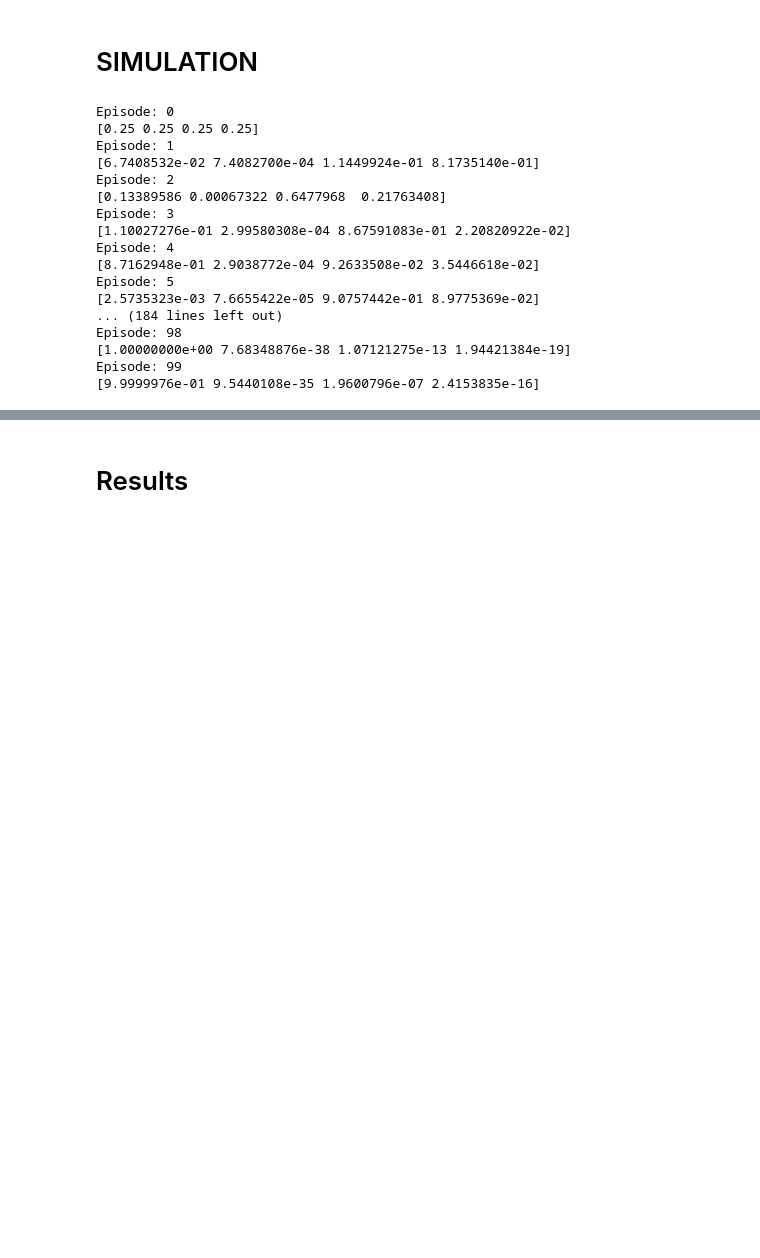
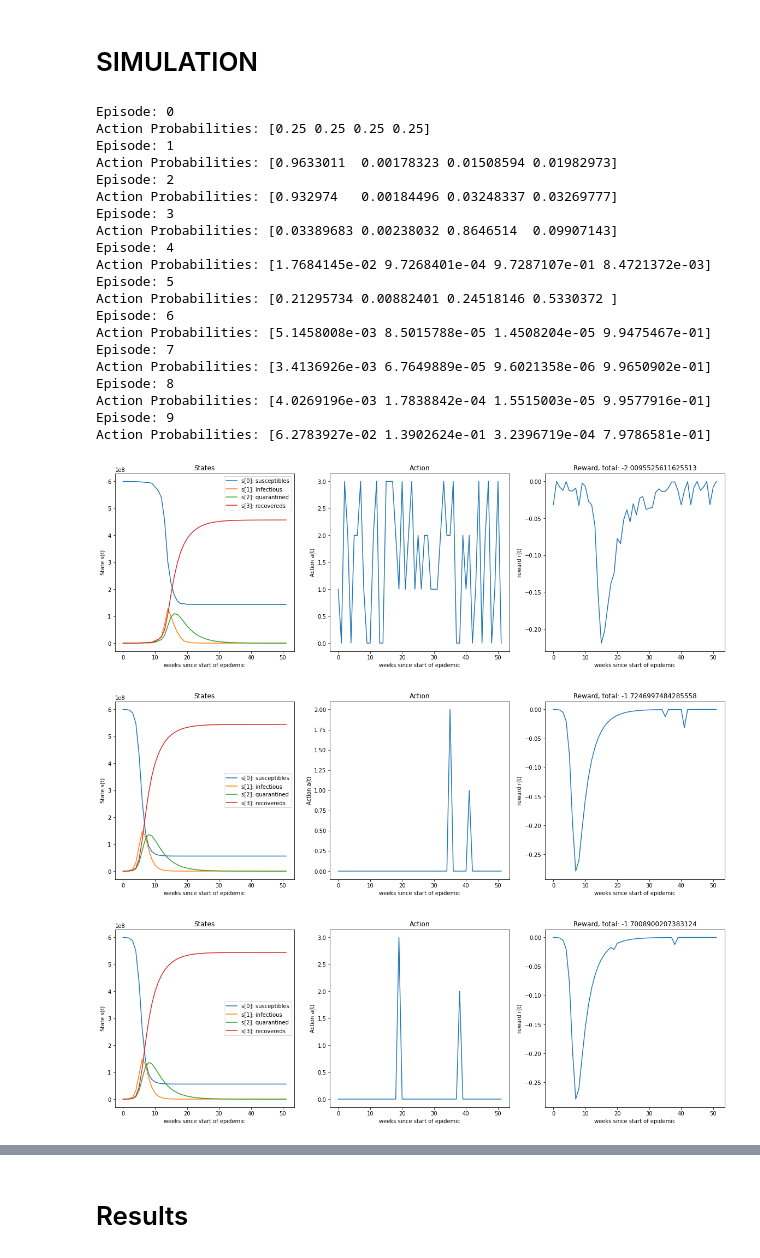
Before and after one commit to erolm-a/ai-coursework-2020, a Jupyter notebook: notebooks/run_policy-search_tabular-methods.ipynb, the cells around one changed output, grey strips where cells are left out. Drawn from its saved outputs; the diff is of its cells as text; code cells hidden in the pictures; blank space fills up the shorter version.

Commit message:
Some improvements.
Made some improvements to the agent and added graph plotting utility.

```diff
--- a/notebooks/run_policy-search_tabular-methods.ipynb
+++ b/notebooks/run_policy-search_tabular-methods.ipynb
@@ -321,16 +355,16 @@ Args:
     problem_id (int): Deterministic parameterization of the epidemic (default: 0).
 """
 
-num_episodes = 100
+num_episodes = 10
 episode_counter = 0
 
 stats = EpisodeStats(episode_lengths=[], episode_rewards=[])
 # Set up policy search agent
-ps_agent = PolicySearchAgent(env, bins=10, alpha=0.1, gamma=0.1)
+ps_agent = PolicySearchAgent(env, alpha=0.1, gamma=0.1)
 
 for i in range(num_episodes):
     # Set up initial state
-    states = []
+
     s = env.reset()
     states.append(s)
     done = False
@@ -340,42 +374,51 @@ for i in range(num_episodes):
         # Get policy to give set of action probs based on latest state and choose largest prob
         action_probs = ps_agent.predict(states[-1])
         choice = np.random.choice(np.arange(len(action_probs)), p=action_probs)
 
         # Make a step in environemnt
         s, r, done, i = env.step(action=choice)
 
         # Update policy
         ps_agent.increment(s, choice, r)
 
     # Debug info
     print("Episode: " + str(episode_counter))
-    print(action_probs)
+    print("Action Probabilities: " + str(action_probs))
+    #plot_states_and_rewards(states, rewards)
+    plot_graphs(ps_agent.episode)
+
     episode_counter += 1
 
     # Save episode's total reward
     stats.episode_lengths.append(ps_agent.steps)
     stats.episode_rewards.append(sum(ps_agent.episode.rewards))
 
     # Update model to learn from the rewards of current episode
     ps_agent.update_model()
 
     # Reset ps_agent's episode data
     ps_agent.reset()
 # %% [output]
 Episode: 0
-[0.25 0.25 0.25 0.25]
+Action Probabilities: [0.25 0.25 0.25 0.25]
 Episode: 1
-[6.7408532e-02 7.4082700e-04 1.1449924e-01 8.1735140e-01]
+Action Probabilities: [0.9633011  0.00178323 0.01508594 0.01982973]
 Episode: 2
-[0.13389586 0.00067322 0.6477968  0.21763408]
+Action Probabilities: [0.932974   0.00184496 0.03248337 0.03269777]
 Episode: 3
-[1.10027276e-01 2.99580308e-04 8.67591083e-01 2.20820922e-02]
+Action Probabilities: [0.03389683 0.00238032 0.8646514  0.09907143]
 Episode: 4
-[8.7162948e-01 2.9038772e-04 9.2633508e-02 3.5446618e-02]
+Action Probabilities: [1.7684145e-02 9.7268401e-04 9.7287107e-01 8.4721372e-03]
 Episode: 5
-[2.5735323e-03 7.6655422e-05 9.0757442e-01 8.9775369e-02]
-... (184 lines left out)
-Episode: 98
-[1.00000000e+00 7.68348876e-38 1.07121275e-13 1.94421384e-19]
-Episode: 99
-[9.9999976e-01 9.5440108e-35 1.9600796e-07 2.4153835e-16]
+Action Probabilities: [0.21295734 0.00882401 0.24518146 0.5330372 ]
+Episode: 6
+Action Probabilities: [5.1458008e-03 8.5015788e-05 1.4508204e-05 9.9475467e-01]
+Episode: 7
+Action Probabilities: [3.4136926e-03 6.7649889e-05 9.6021358e-06 9.9650902e-01]
+Episode: 8
+Action Probabilities: [4.0269196e-03 1.7838842e-04 1.5515003e-05 9.9577916e-01]
+Episode: 9
+Action Probabilities: [6.2783927e-02 1.3902624e-01 3.2396719e-04 7.9786581e-01]
+[figure, added]
+[figure, added]
+[figure, added]
```
Also changed, not shown: parts of 5 cells of this notebook.
